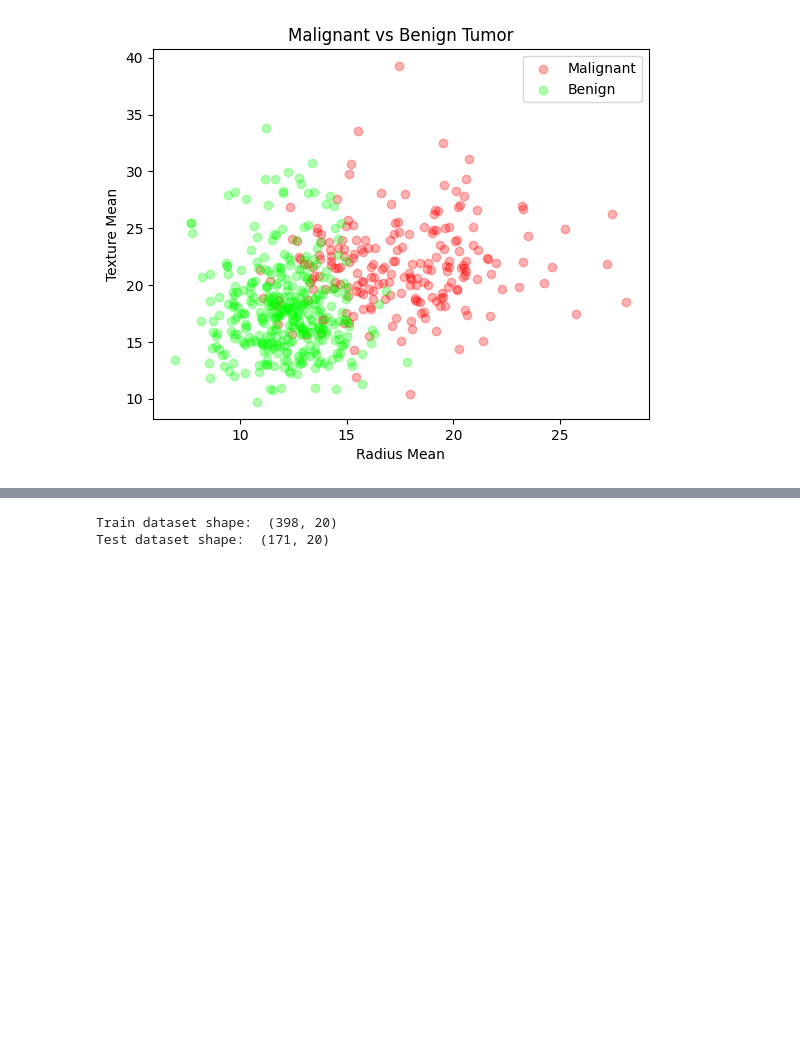
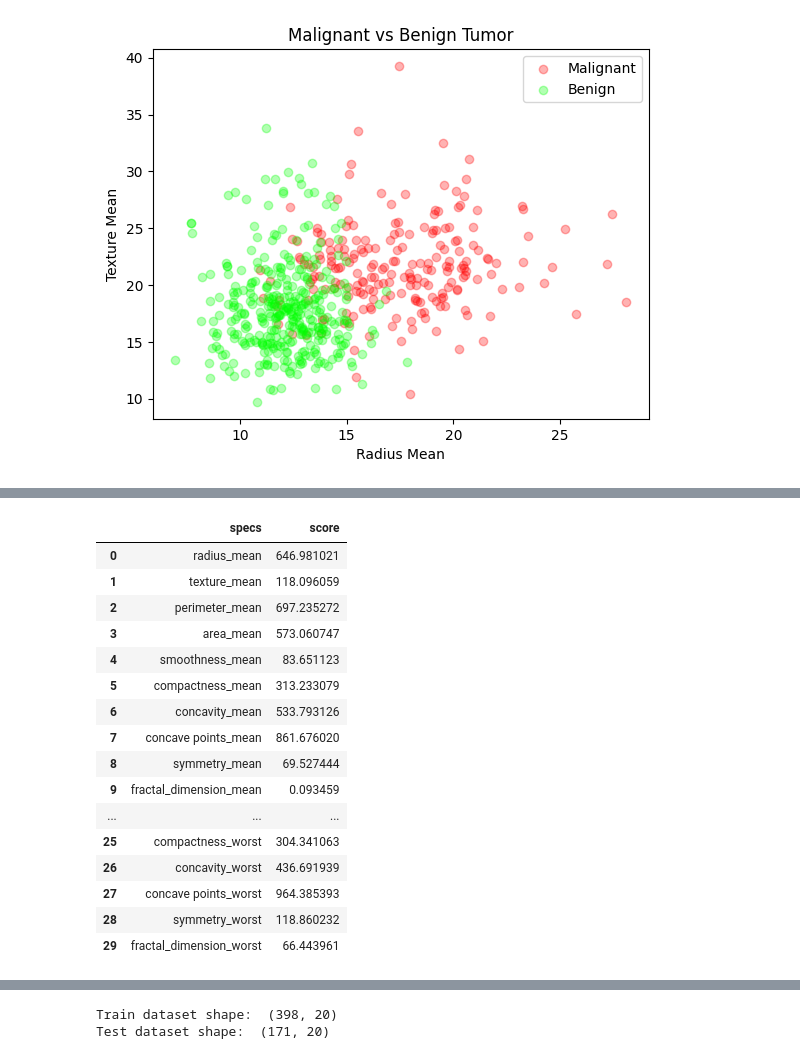
Before and after one commit to juniorq33/Machine-Learning, a Jupyter notebook: Assignment_1/breast_cancer_models.ipynb, the cells around one changed output, grey strips where cells are left out. Cells and saved outputs as stored; diff of their text form; code cells hidden in the pictures; blank space fills up the shorter version.

Commit message:
adding exploration on kbest selection

```diff
--- a/Assignment_1/breast_cancer_models.ipynb
+++ b/Assignment_1/breast_cancer_models.ipynb
@@ -178,3 +178,34 @@ features_60 = ['radius_mean', 'perimeter_mean', 'area_mean', 'concavity_mean', '
 
 x = file_data.drop(["diagnosis"], axis = 1)
 y = file_data.diagnosis.values
+# %%
+from sklearn.feature_selection import SelectKBest
+
+select_featuresKBest = SelectKBest(k=12)
+getKBest = select_featuresKBest.fit(x, y)
+
+dfscores = pd.DataFrame(getKBest.scores_)
+dfcolumns = pd.DataFrame(x.columns)
+
+featuresScore = pd.concat([dfcolumns, dfscores], axis=1)
+featuresScore.columns = ['specs', 'score']
+
+featuresScore
+# %% [output]
+|  | specs | score |
+| 0 | radius_mean | 646.981021 |
+| 1 | texture_mean | 118.096059 |
+| 2 | perimeter_mean | 697.235272 |
+| 3 | area_mean | 573.060747 |
+| 4 | smoothness_mean | 83.651123 |
+| 5 | compactness_mean | 313.233079 |
+| 6 | concavity_mean | 533.793126 |
+| 7 | concave points_mean | 861.676020 |
+| 8 | symmetry_mean | 69.527444 |
+| 9 | fractal_dimension_mean | 0.093459 |
+| ... | ... | ... |
+| 25 | compactness_worst | 304.341063 |
+| 26 | concavity_worst | 436.691939 |
+| 27 | concave points_worst | 964.385393 |
+| 28 | symmetry_worst | 118.860232 |
+| 29 | fractal_dimension_worst | 66.443961 |
```
Also changed, not shown: parts of 1 cell of this notebook.
